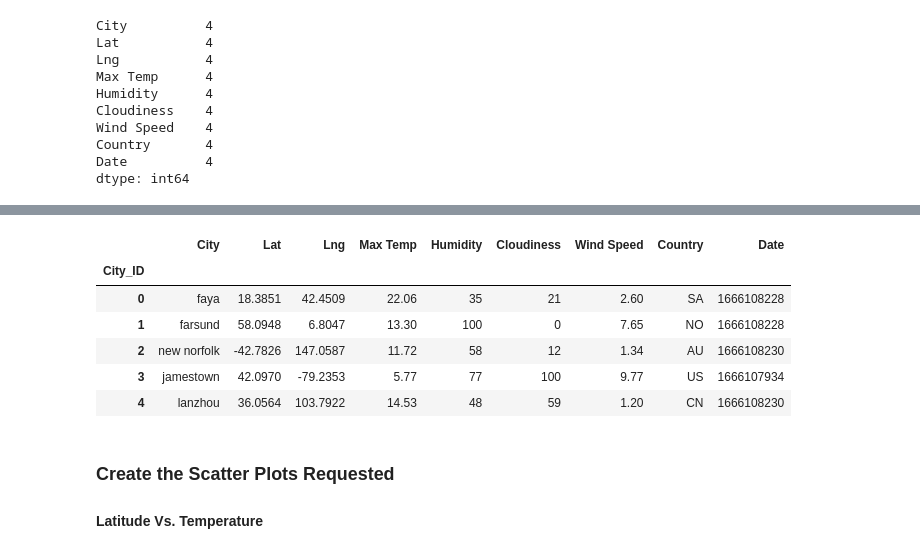
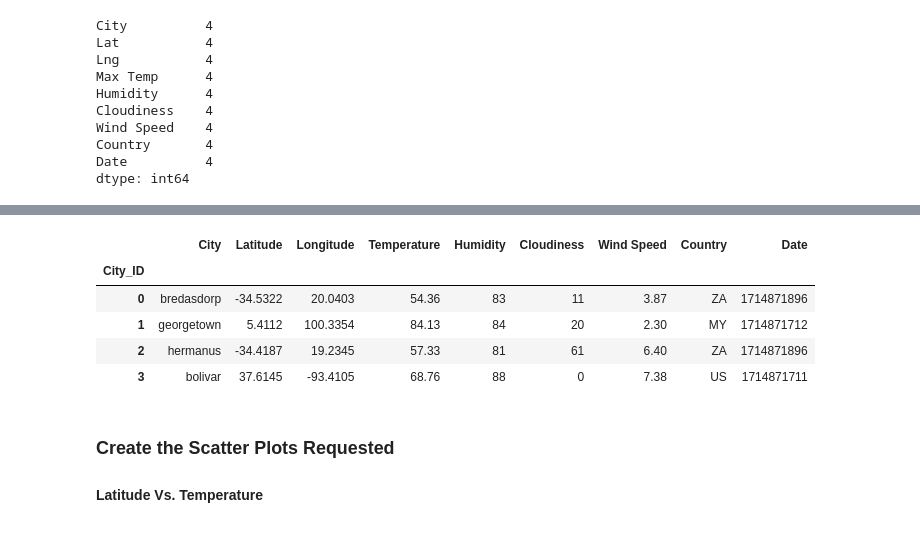
Before and after one commit to reikanger/weatherpy-vacationpy, a Jupyter notebook: WeatherPy/WeatherPy.ipynb, the cells around one changed output, grey strips where cells are left out. Saved outputs shown, nothing was run; the diff lists cells and outputs as text; code cells hidden in the pictures.

```diff
--- a/WeatherPy/WeatherPy.ipynb
+++ b/WeatherPy/WeatherPy.ipynb
@@ -193,17 +189,16 @@ city_data_df.to_csv("output_data/cities.csv", index_label="City_ID")
 # %%
 # Read saved data
-city_data_df = pd.read_csv("output_data/cities.csv", index_col="City_ID")
+city_data_df = pd.read_csv(Path("output_data", "cities.csv"), index_col="City_ID")
 
 # Display sample data
 city_data_df.head()
 # %% [output]
-|  | City | Lat | Lng | Max Temp | Humidity | Cloudiness | Wind Speed | Country | Date |
+|  | City | Latitude | Longitude | Temperature | Humidity | Cloudiness | Wind Speed | Country | Date |
 | City_ID |  |  |  |  |  |  |  |  |  |
-| 0 | faya | 18.3851 | 42.4509 | 22.06 | 35 | 21 | 2.60 | SA | 1666108228 |
-| 1 | farsund | 58.0948 | 6.8047 | 13.30 | 100 | 0 | 7.65 | NO | 1666108228 |
-| 2 | new norfolk | -42.7826 | 147.0587 | 11.72 | 58 | 12 | 1.34 | AU | 1666108230 |
-| 3 | jamestown | 42.0970 | -79.2353 | 5.77 | 77 | 100 | 9.77 | US | 1666107934 |
-| 4 | lanzhou | 36.0564 | 103.7922 | 14.53 | 48 | 59 | 1.20 | CN | 1666108230 |
+| 0 | bredasdorp | -34.5322 | 20.0403 | 54.36 | 83 | 11 | 3.87 | ZA | 1714871896 |
+| 1 | georgetown | 5.4112 | 100.3354 | 84.13 | 84 | 20 | 2.30 | MY | 1714871712 |
+| 2 | hermanus | -34.4187 | 19.2345 | 57.33 | 81 | 61 | 6.40 | ZA | 1714871896 |
+| 3 | bolivar | 37.6145 | -93.4105 | 68.76 | 88 | 0 | 7.38 | US | 1714871711 |
 # %% [markdown]
 ### Create the Scatter Plots Requested
 
```
Also changed, not shown: parts of 11 cells of this notebook, 5 other files.
